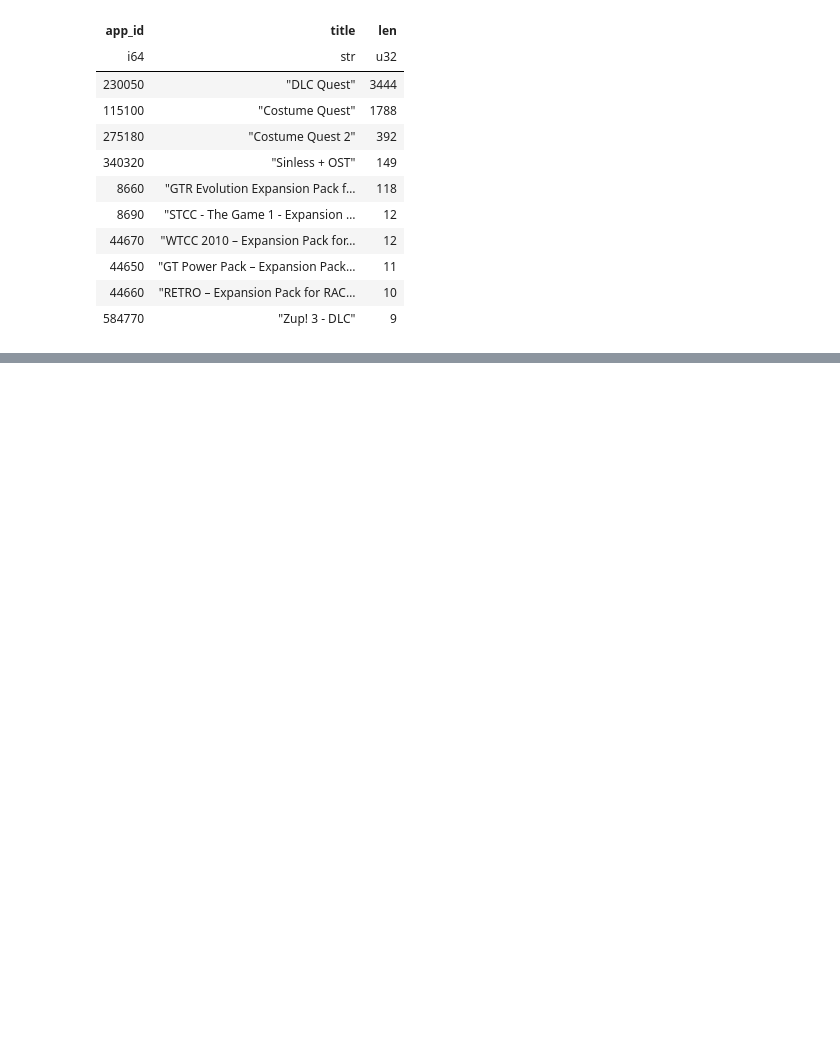
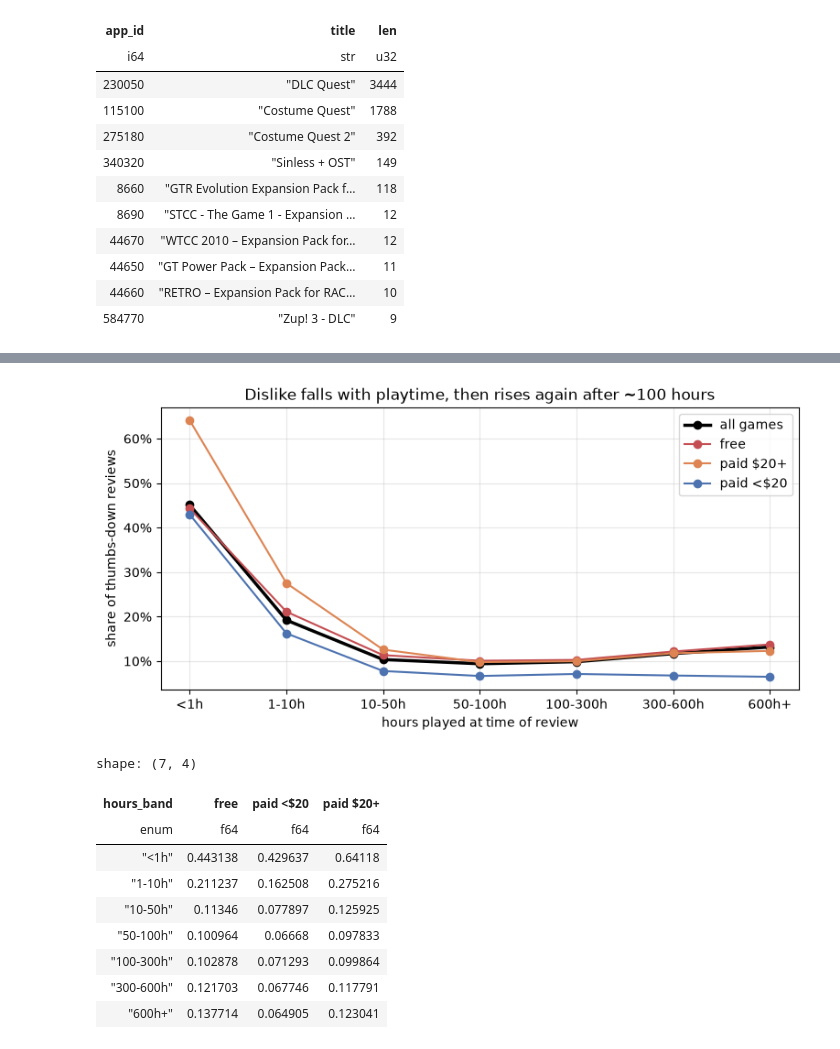
Before and after one commit to Ayumii-ww/steam-recommender, a Jupyter notebook: notebooks/01_eda.ipynb, the cells around one changed output, grey strips where cells are left out. Cells and saved outputs as stored; diff of their text form; code cells hidden in the pictures; blank space fills up the shorter version.

Commit message:
Add playtime vs thumbs-down analysis and verified references

```diff
--- a/notebooks/01_eda.ipynb
+++ b/notebooks/01_eda.ipynb
@@ -429,0 +473,36 @@ shape: (10, 3)
+# %%
+by_price = (
+    playtime.group_by("price_band", "hours_band")
+    .agg(pl.len().alias("reviews"), (~pl.col("is_recommended")).mean().alias("share_thumbs_down"))
+    .sort("hours_band")
+    .collect(engine="streaming")
+)
+
+fig, ax = plt.subplots()
+x = range(len(band_labels))
+ax.plot(x, by_hours["share_thumbs_down"], color="black", linewidth=2.5, marker="o", label="all games")
+for band, color in [("free", "#C44E52"), ("paid $20+", "#DD8452"), ("paid <$20", "#4C72B0")]:
+    rows = by_price.filter(pl.col("price_band") == band)
+    ax.plot(x, rows["share_thumbs_down"], marker="o", color=color, label=band)
+ax.set_xticks(list(x), band_labels)
+ax.set_xlabel("hours played at time of review")
+ax.set_ylabel("share of thumbs-down reviews")
+ax.set_title("Dislike falls with playtime, then rises again after ~100 hours")
+ax.yaxis.set_major_formatter(plt.FuncFormatter(lambda v, _: f"{v:.0%}"))
+ax.grid(alpha=0.3)
+ax.legend()
+plt.show()
+
+by_price.pivot(on="price_band", index="hours_band", values="share_thumbs_down")
+# %% [output]
+[figure, added]
+shape: (7, 4)
+| hours_band | free | paid <$20 | paid $20+ |
+| enum | f64 | f64 | f64 |
+| "<1h" | 0.443138 | 0.429637 | 0.64118 |
+| "1-10h" | 0.211237 | 0.162508 | 0.275216 |
+| "10-50h" | 0.11346 | 0.077897 | 0.125925 |
+| "50-100h" | 0.100964 | 0.06668 | 0.097833 |
+| "100-300h" | 0.102878 | 0.071293 | 0.099864 |
+| "300-600h" | 0.121703 | 0.067746 | 0.117791 |
+| "600h+" | 0.137714 | 0.064905 | 0.123041 |
```
Also changed, not shown: parts of 5 cells of this notebook, 1 other file.
